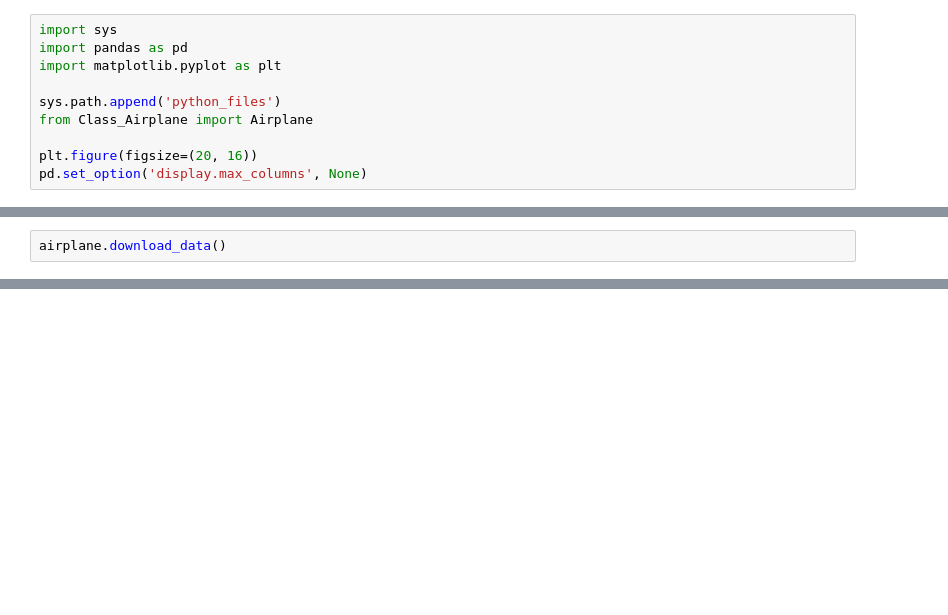
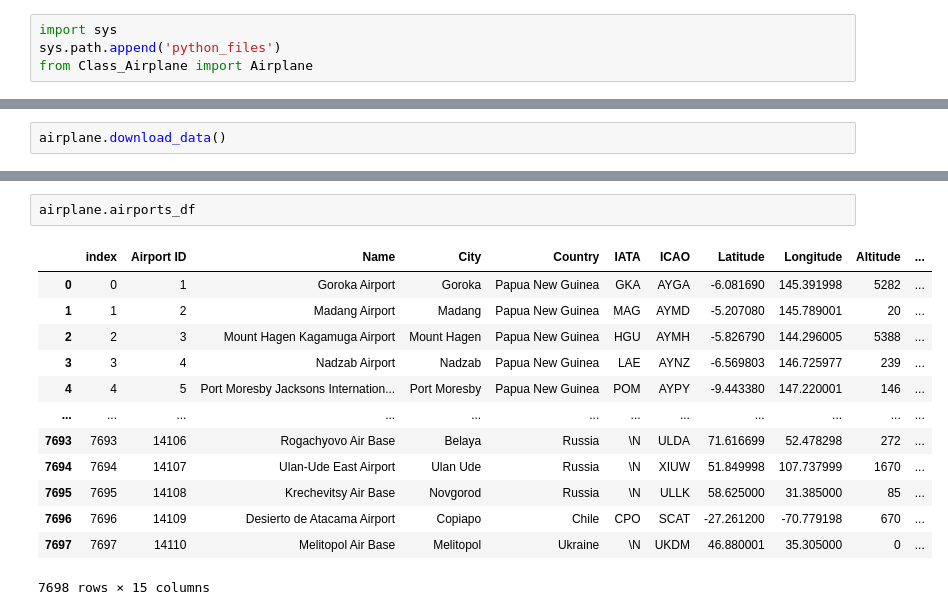
Before and after one commit to CarolinaAparicio2001/ADPRO, a Jupyter notebook: Showcase_Notebook.ipynb, the cells around one changed output, grey strips where cells are left out. Cells and saved outputs as stored; diff of their text form; blank space fills up the shorter version.

```diff
--- a/Showcase_Notebook.ipynb
+++ b/Showcase_Notebook.ipynb
@@ -10,10 +5,4 @@ In this study, we will focus on two of the most polluted country, which are [Pak
 # %%
 import sys
-import pandas as pd
-import matplotlib.pyplot as plt
-
 sys.path.append('python_files')
 from Class_Airplane import Airplane
-
-plt.figure(figsize=(20, 16))
-pd.set_option('display.max_columns', None)
@@ -27,0 +49,16 @@ airplane.download_data()
+# %%
+airplane.airports_df
+# %% [output]
+|  | index | Airport ID | Name | City | Country | IATA | ICAO | Latitude | Longitude | Altitude | ... |
+| 0 | 0 | 1 | Goroka Airport | Goroka | Papua New Guinea | GKA | AYGA | -6.081690 | 145.391998 | 5282 | ... |
+| 1 | 1 | 2 | Madang Airport | Madang | Papua New Guinea | MAG | AYMD | -5.207080 | 145.789001 | 20 | ... |
+| 2 | 2 | 3 | Mount Hagen Kagamuga Airport | Mount Hagen | Papua New Guinea | HGU | AYMH | -5.826790 | 144.296005 | 5388 | ... |
+| 3 | 3 | 4 | Nadzab Airport | Nadzab | Papua New Guinea | LAE | AYNZ | -6.569803 | 146.725977 | 239 | ... |
+| 4 | 4 | 5 | Port Moresby Jacksons Internation... | Port Moresby | Papua New Guinea | POM | AYPY | -9.443380 | 147.220001 | 146 | ... |
+| ... | ... | ... | ... | ... | ... | ... | ... | ... | ... | ... | ... |
+| 7693 | 7693 | 14106 | Rogachyovo Air Base | Belaya | Russia | \N | ULDA | 71.616699 | 52.478298 | 272 | ... |
+| 7694 | 7694 | 14107 | Ulan-Ude East Airport | Ulan Ude | Russia | \N | XIUW | 51.849998 | 107.737999 | 1670 | ... |
+| 7695 | 7695 | 14108 | Krechevitsy Air Base | Novgorod | Russia | \N | ULLK | 58.625000 | 31.385000 | 85 | ... |
+| 7696 | 7696 | 14109 | Desierto de Atacama Airport | Copiapo | Chile | CPO | SCAT | -27.261200 | -70.779198 | 670 | ... |
+| 7697 | 7697 | 14110 | Melitopol Air Base | Melitopol | Ukraine | \N | UKDM | 46.880001 | 35.305000 | 0 | ... |
+7698 rows × 15 columns
```
Also changed, not shown: parts of 42 cells of this notebook, 1 other file.
